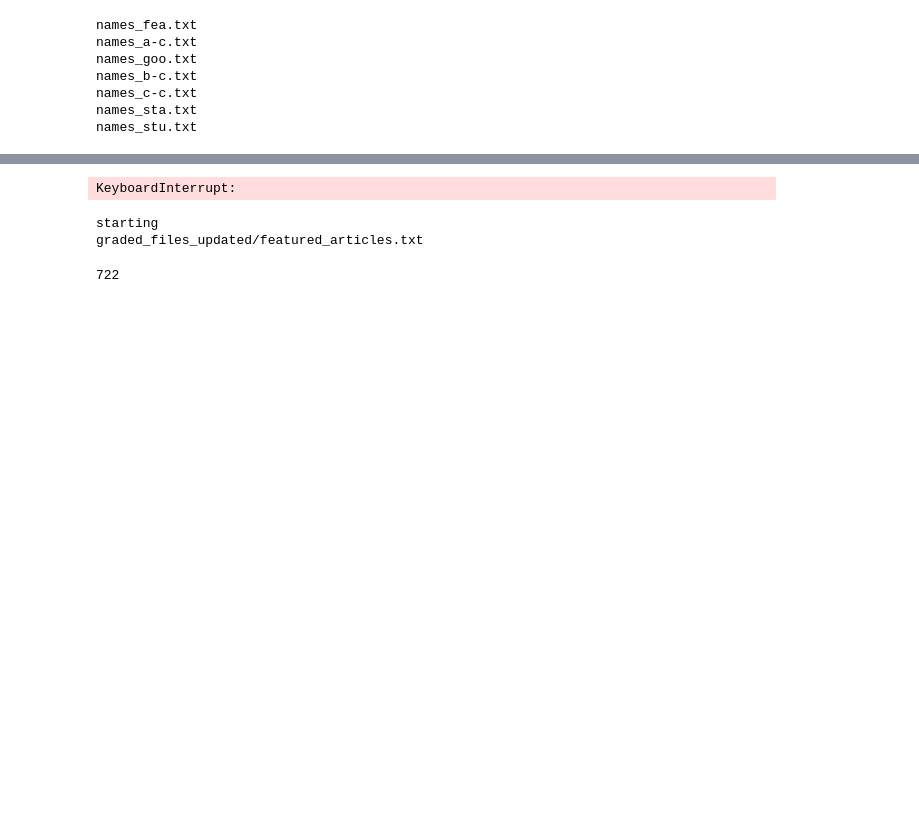
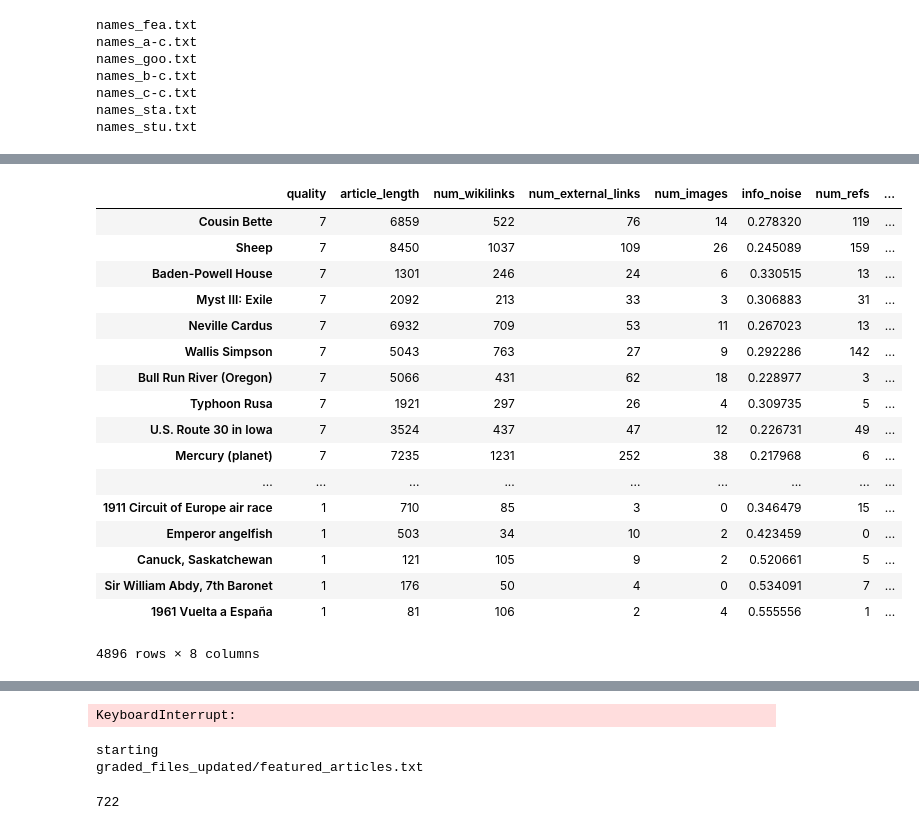
Before and after one commit to meganbarnes/knowlab, a Jupyter notebook: quality_classifier.ipynb, the cells around one changed output, grey strips where cells are left out. Cells and saved outputs as stored; diff of their text form; code cells hidden in the pictures; blank space fills up the shorter version.

```diff
--- a/quality_classifier.ipynb
+++ b/quality_classifier.ipynb
@@ -168,0 +228,21 @@ write_data(n, s, q, al, nw, ne, ni, i, nr, nh)
+# %%
+df2
+# %% [output]
+|  | quality | article_length | num_wikilinks | num_external_links | num_images | info_noise | num_refs | ... |
+| Cousin Bette | 7 | 6859 | 522 | 76 | 14 | 0.278320 | 119 | ... |
+| Sheep | 7 | 8450 | 1037 | 109 | 26 | 0.245089 | 159 | ... |
+| Baden-Powell House | 7 | 1301 | 246 | 24 | 6 | 0.330515 | 13 | ... |
+| Myst III: Exile | 7 | 2092 | 213 | 33 | 3 | 0.306883 | 31 | ... |
+| Neville Cardus | 7 | 6932 | 709 | 53 | 11 | 0.267023 | 13 | ... |
+| Wallis Simpson | 7 | 5043 | 763 | 27 | 9 | 0.292286 | 142 | ... |
+| Bull Run River (Oregon) | 7 | 5066 | 431 | 62 | 18 | 0.228977 | 3 | ... |
+| Typhoon Rusa | 7 | 1921 | 297 | 26 | 4 | 0.309735 | 5 | ... |
+| U.S. Route 30 in Iowa | 7 | 3524 | 437 | 47 | 12 | 0.226731 | 49 | ... |
+| Mercury (planet) | 7 | 7235 | 1231 | 252 | 38 | 0.217968 | 6 | ... |
+| ... | ... | ... | ... | ... | ... | ... | ... | ... |
+| 1911 Circuit of Europe air race | 1 | 710 | 85 | 3 | 0 | 0.346479 | 15 | ... |
+| Emperor angelfish | 1 | 503 | 34 | 10 | 2 | 0.423459 | 0 | ... |
+| Canuck, Saskatchewan | 1 | 121 | 105 | 9 | 2 | 0.520661 | 5 | ... |
+| Sir William Abdy, 7th Baronet | 1 | 176 | 50 | 4 | 0 | 0.534091 | 7 | ... |
+| 1961 Vuelta a España | 1 | 81 | 106 | 2 | 4 | 0.555556 | 1 | ... |
+4896 rows × 8 columns
```
Also changed, not shown: parts of 11 cells of this notebook.
